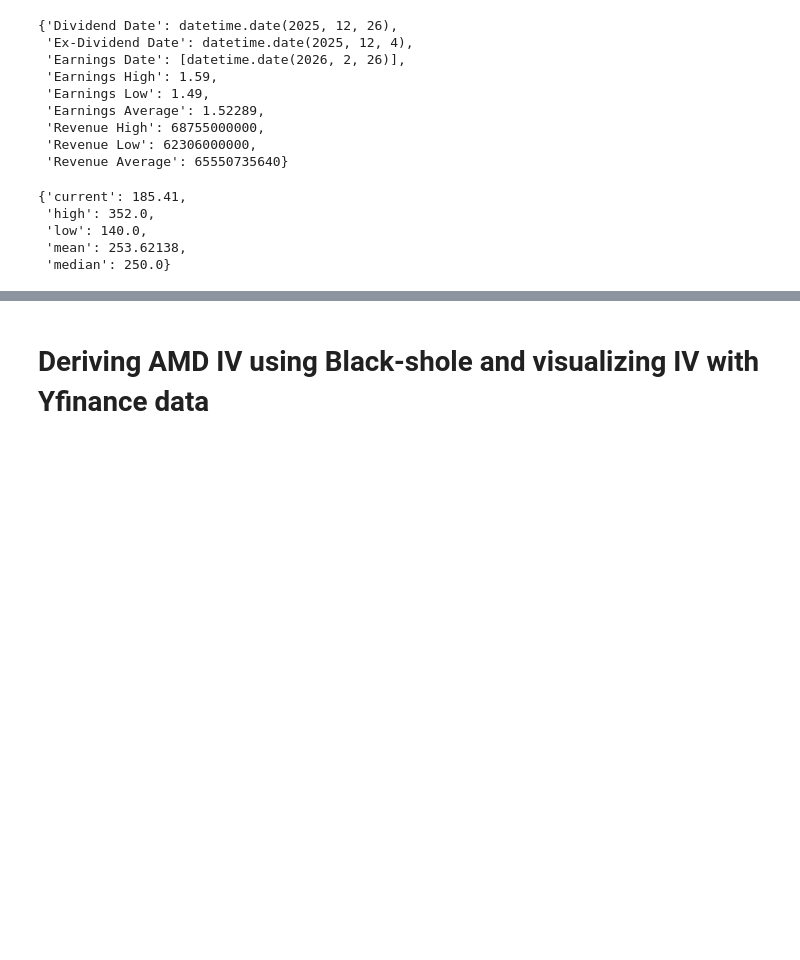
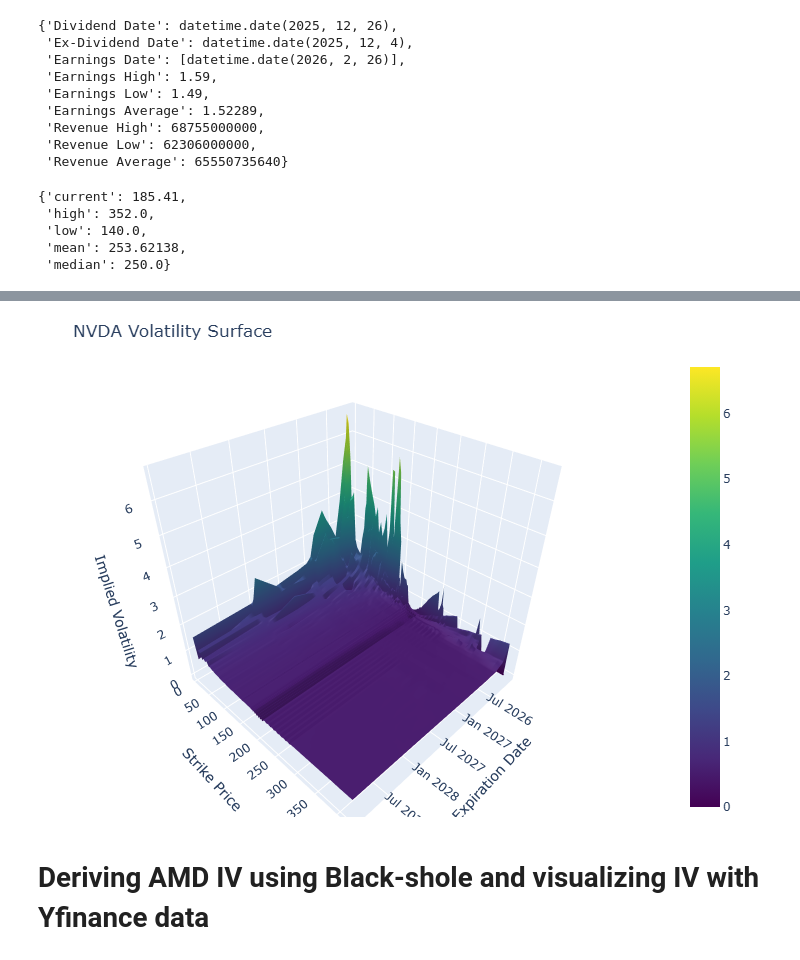
Before and after one commit to gnanu27/Implied-volatility, a Jupyter notebook: Implied volatility surface builder.ipynb, the cells around one changed output, grey strips where cells are left out. Cells and saved outputs as stored; diff of their text form; code cells hidden in the pictures; blank space fills up the shorter version.

Commit message:
updated the IV figure

```diff
--- a/Implied volatility surface builder.ipynb
+++ b/Implied volatility surface builder.ipynb
@@ -84,33 +89,39 @@ all_options
 # We use 'expiration' (the column we just created) instead of 'expirations'
 surface_data = all_options.pivot_table(values='impliedVolatility',
                                       index='strike',
                                       columns='expiration')
 
 # Remove NaN values that can break the surface plot
 surface_data = surface_data.dropna(thresh=5) # Keep rows with at least 5 data points
 surface_data = surface_data.interpolate(method='linear', axis=1).fillna(0)
 
 # 3. 3D Plotly Visualization
 fig = go.Figure(data=[go.Surface(
     z=surface_data.values,
     x=surface_data.columns, # Expiration dates
     y=surface_data.index,   # Strike prices
     colorscale='Viridis'
 )])
 
 fig.update_layout(
     title=f'{ticker_symbol} Volatility Surface',
     scene=dict(
         xaxis_title='Expiration Date',
         yaxis_title='Strike Price',
         zaxis_title='Implied Volatility'
     ),
     margin=dict(l=0, r=0, b=0, t=40)
 )
 
 fig.show(renderer="iframe")
+img_bytes = fig.to_image(format="png")
+
+
+from IPython.display import Image
+Image(img_bytes)
 # %% [output]
 [interactive output not drawn]
+[figure, added]
 # %% [markdown]
 # Deriving AMD IV using Black-shole and visualizing IV with Yfinance data
 # %%
```
Also changed, not shown: parts of 5 cells of this notebook.
